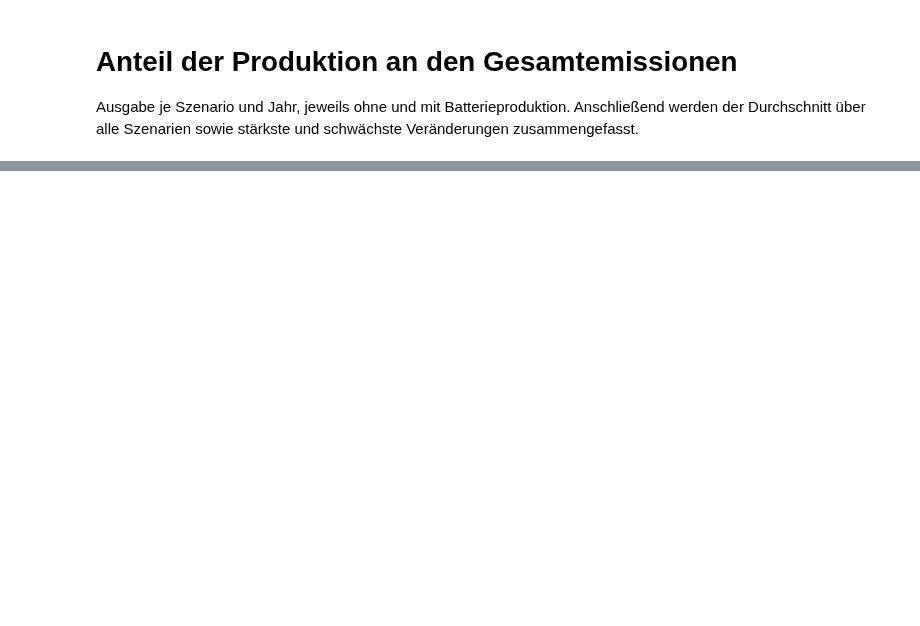
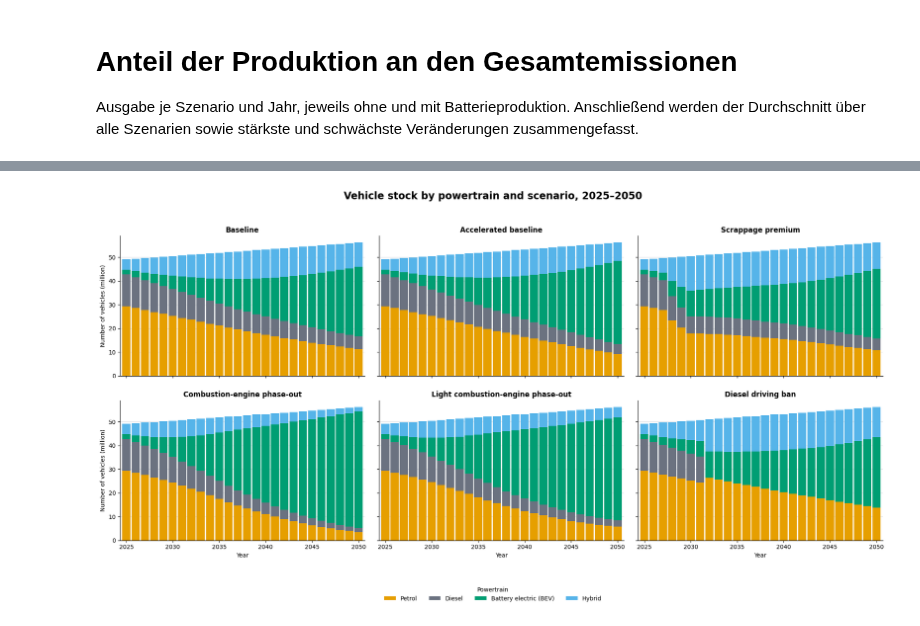
Before and after one commit to annicarl/Emission_Trajectory_Thesis, a Jupyter notebook: Fleet Model/Fleet_Model_runner.ipynb, the cells around one changed output, grey strips where cells are left out. Saved outputs shown, nothing was run; the diff lists cells and outputs as text; code cells hidden in the pictures; blank space fills up the shorter version.

Commit message:
Updated graphs

```diff
--- a/Fleet Model/Fleet_Model_runner.ipynb
+++ b/Fleet Model/Fleet_Model_runner.ipynb
@@ -708,0 +710,96 @@ Schwächste Veränderung: diesel_fahrverbot (+18.15 Prozentpunkte).
+# %%
+# Vehicle stock by powertrain and scenario (English, publication layout)
+import math
+import pandas as pd
+import matplotlib.pyplot as plt
+
+plot_df = policy_final_stock_all.copy()
+plot_df["Jahr"] = pd.to_numeric(plot_df["Jahr"], errors="coerce")
+plot_df["finaler_bestand"] = pd.to_numeric(plot_df["finaler_bestand"], errors="coerce")
+plot_df = plot_df[plot_df["Jahr"].between(2025, 2050)].dropna(subset=["Jahr", "finaler_bestand"])
+plot_df["Jahr"] = plot_df["Jahr"].astype(int)
+
+scenario_order = [
+    "baseline_ev_growth",
+    "stronger_ev_growth",
+    "abwrackpraemie",
+    "verbrenneraus_2035",
+    "verbrenneraus_light",
+    "diesel_fahrverbot",
+]
+scenario_labels = {
+    "baseline_ev_growth": "Baseline",
+    "stronger_ev_growth": "Accelerated baseline",
+    "abwrackpraemie": "Scrappage premium",
+    "verbrenneraus_2035": "Combustion-engine phase-out",
+    "verbrenneraus_light": "Light combustion-engine phase-out",
+    "diesel_fahrverbot": "Diesel driving ban",
+}
+powertrain_labels = {
+    "Benzin": "Petrol",
+    "Diesel": "Diesel",
+    "Elektro (BEV)": "Battery electric (BEV)",
+    "Hybrid": "Hybrid",
+    "Sonstige": "Other",
+    "Flüssiggas (LPG) (einschl. bivalent)": "Liquefied petroleum gas (LPG)",
+    "Erdgas (CNG) (einschl. bivalent)": "Compressed natural gas (CNG)",
+}
+powertrain_colors = {
+    "Benzin": "#E69F00",
+    "Diesel": "#6B7280",
+    "Elektro (BEV)": "#009E73",
+    "Hybrid": "#56B4E9",
+    "Sonstige": "#CC79A7",
+    "Flüssiggas (LPG) (einschl. bivalent)": "#D55E00",
+    "Erdgas (CNG) (einschl. bivalent)": "#0072B2",
+}
+
+agg_plot = (
+    plot_df.groupby(["Szenario", "Jahr", "Antriebsart"], as_index=False)["finaler_bestand"]
+    .sum()
+)
+powertrains = list(dict.fromkeys(
+    [name for name in powertrain_labels if name in agg_plot["Antriebsart"].unique()]
+    + sorted(set(agg_plot["Antriebsart"].unique()) - set(powertrain_labels))
+))
+fallback_colors = plt.get_cmap("tab20").colors
+colors = [powertrain_colors.get(name, fallback_colors[i % len(fallback_colors)]) for i, name in enumerate(powertrains)]
+
+fig, axes = plt.subplots(2, 3, figsize=(19, 10), sharex=True, sharey=True, squeeze=False)
+years = range(2025, 2051)
+
+for ax, scenario in zip(axes.flat, scenario_order):
+    pivot = (
+        agg_plot.loc[agg_plot["Szenario"] == scenario]
+        .pivot_table(index="Jahr", columns="Antriebsart", values="finaler_bestand", aggfunc="sum", fill_value=0)
+        .reindex(index=years, columns=powertrains, fill_value=0)
+    )
+    pivot.plot(kind="bar", stacked=True, ax=ax, width=0.88, color=colors, edgecolor="none")
+    ax.set_title(scenario_labels[scenario], fontsize=12, fontweight="semibold")
+    ax.set_xlabel("Year")
+    ax.set_ylabel("Number of vehicles (million)")
+    ax.yaxis.set_major_locator(MultipleLocator(10_000_000))
+    ax.yaxis.set_major_formatter(FuncFormatter(lambda value, _: f"{value / 1_000_000:.0f}"))
+    tick_positions = list(range(0, len(pivot.index), 5))
+    if len(pivot.index) - 1 not in tick_positions:
+        tick_positions.append(len(pivot.index) - 1)
+    ax.set_xticks(tick_positions)
+    ax.set_xticklabels([pivot.index[i] for i in tick_positions], rotation=0)
+    ax.grid(axis="y", color="#D1D5DB", linewidth=0.7, alpha=0.7)
+    ax.set_axisbelow(True)
+    ax.spines[["top", "right"]].set_visible(False)
+    if ax.get_legend() is not None:
+        ax.get_legend().remove()
+
+handles, _ = axes.flat[0].get_legend_handles_labels()
+legend_labels = [powertrain_labels.get(name, name) for name in powertrains]
+fig.legend(handles, legend_labels, title="Powertrain", loc="lower center", ncol=4, frameon=False, bbox_to_anchor=(0.5, -0.01))
+fig.suptitle("Vehicle stock by powertrain and scenario, 2025–2050", fontsize=17, fontweight="bold")
+fig.tight_layout(rect=[0, 0.09, 1, 0.95], h_pad=2.0, w_pad=1.5)
+
+output_path = results_dir / "vehicle_stock_by_powertrain_and_scenario_2025_2050.png"
+fig.savefig(output_path, dpi=300, bbox_inches="tight", facecolor="white")
+plt.show()
+print(f"Figure saved to:\n{output_path}")
+# %% [output]
+[figure, added]
```
Also changed, not shown: parts of 5 cells of this notebook, 1 other file.
